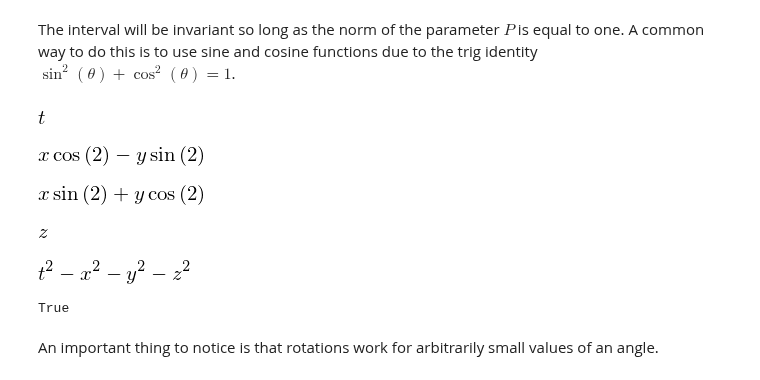
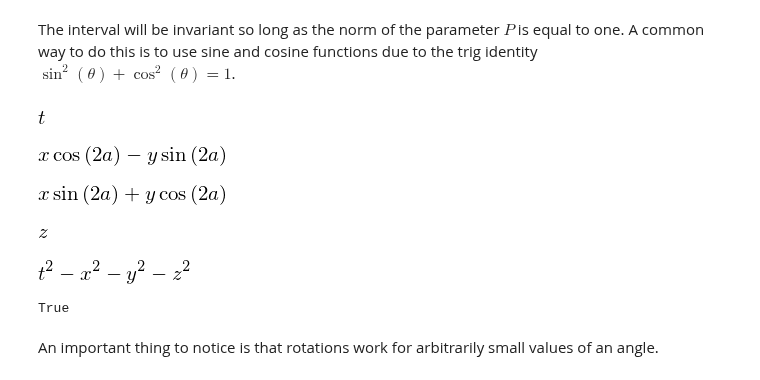
Before and after one commit to dougsweetser/ipq, a Jupyter notebook: q_notebook/triple_products_and_distance.ipynb, the cells around one changed output. Cells and saved outputs as stored; diff of their text form; code cells hidden in the pictures.

```diff
--- a/q_notebook/triple_products_and_distance.ipynb
+++ b/q_notebook/triple_products_and_distance.ipynb
@@ -72,16 +72,16 @@ def is_quadratic(r):
 
     return it_is
 # %%
-α = sp.Symbol('α')
-display(sp.simplify(triple_trig_z(R, α).t))
-display(sp.simplify(triple_trig_z(R, α).x))
-display(sp.simplify(triple_trig_z(R, α).y))
-display(sp.simplify(triple_trig_z(R, α).z))
-is_quadratic(triple_trig_z(R, α))
+a = sp.Symbol('a')
+display(sp.simplify(triple_trig_z(R, a).t))
+display(sp.simplify(triple_trig_z(R, a).x))
+display(sp.simplify(triple_trig_z(R, a).y))
+display(sp.simplify(triple_trig_z(R, a).z))
+is_quadratic(triple_trig_z(R, a))
 # %% [output]
 [figure]
-[figure, old version]
+[figure, new version]
-[figure, old version]
+[figure, new version]
 [figure]
 [figure]
 True
```
Also changed, not shown: parts of 3 cells of this notebook, 2 other files.
